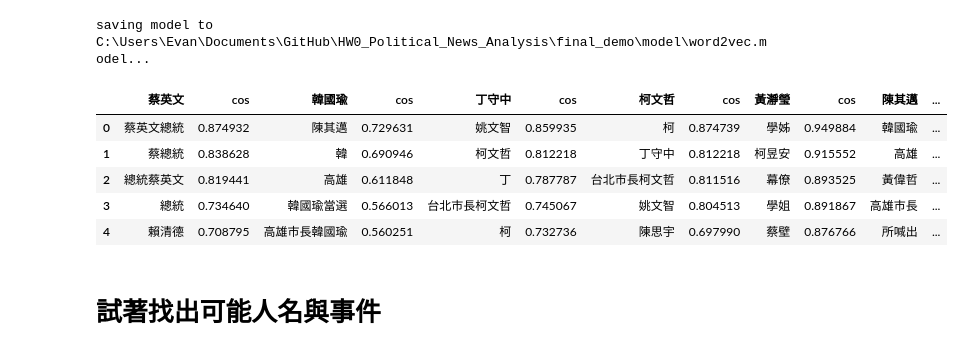
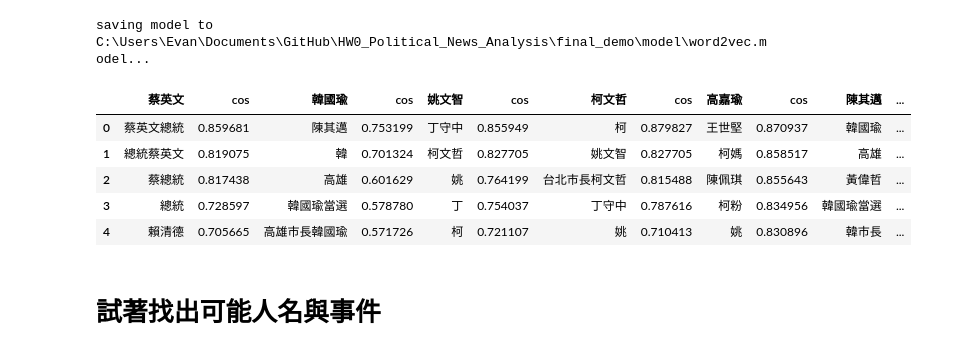
Before and after one commit to A2Zntu/HW0_Political_News_Analysis, a Jupyter notebook: final_demo/final_report.ipynb, the cells around one changed output. Cells and saved outputs as stored; diff of their text form; code cells hidden in the pictures.

```diff
--- a/final_demo/final_report.ipynb
+++ b/final_demo/final_report.ipynb
@@ -153,14 +160,14 @@ def most_similar(w2v_model, words, topn=10):
             print(word, "not found in Word2Vec model!")
     return similar_df
 # %%
-most_similar(w2v_model, ['蔡英文', '韓國瑜', '丁守中', '柯文哲', '黃瀞瑩', '陳其邁'], 5)
+most_similar(w2v_model, ['蔡英文', '韓國瑜', '姚文智', '柯文哲', '高嘉瑜', '陳其邁'], 5)
 # %% [output]
-|  | 蔡英文 | cos | 韓國瑜 | cos | 丁守中 | cos | 柯文哲 | cos | 黃瀞瑩 | cos | 陳其邁 | ... |
-| 0 | 蔡英文總統 | 0.874932 | 陳其邁 | 0.729631 | 姚文智 | 0.859935 | 柯 | 0.874739 | 學姊 | 0.949884 | 韓國瑜 | ... |
-| 1 | 蔡總統 | 0.838628 | 韓 | 0.690946 | 柯文哲 | 0.812218 | 丁守中 | 0.812218 | 柯昱安 | 0.915552 | 高雄 | ... |
-| 2 | 總統蔡英文 | 0.819441 | 高雄 | 0.611848 | 丁 | 0.787787 | 台北市長柯文哲 | 0.811516 | 幕僚 | 0.893525 | 黃偉哲 | ... |
-| 3 | 總統 | 0.734640 | 韓國瑜當選 | 0.566013 | 台北市長柯文哲 | 0.745067 | 姚文智 | 0.804513 | 學姐 | 0.891867 | 高雄市長 | ... |
-| 4 | 賴清德 | 0.708795 | 高雄市長韓國瑜 | 0.560251 | 柯 | 0.732736 | 陳思宇 | 0.697990 | 蔡壁 | 0.876766 | 所喊出 | ... |
+|  | 蔡英文 | cos | 韓國瑜 | cos | 姚文智 | cos | 柯文哲 | cos | 高嘉瑜 | cos | 陳其邁 | ... |
+| 0 | 蔡英文總統 | 0.859681 | 陳其邁 | 0.753199 | 丁守中 | 0.855949 | 柯 | 0.879827 | 王世堅 | 0.870937 | 韓國瑜 | ... |
+| 1 | 總統蔡英文 | 0.819075 | 韓 | 0.701324 | 柯文哲 | 0.827705 | 姚文智 | 0.827705 | 柯媽 | 0.858517 | 高雄 | ... |
+| 2 | 蔡總統 | 0.817438 | 高雄 | 0.601629 | 姚 | 0.764199 | 台北市長柯文哲 | 0.815488 | 陳佩琪 | 0.855643 | 黃偉哲 | ... |
+| 3 | 總統 | 0.728597 | 韓國瑜當選 | 0.578780 | 丁 | 0.754037 | 丁守中 | 0.787616 | 柯粉 | 0.834956 | 韓國瑜當選 | ... |
+| 4 | 賴清德 | 0.705665 | 高雄市長韓國瑜 | 0.571726 | 柯 | 0.721107 | 姚 | 0.710413 | 姚 | 0.830896 | 韓市長 | ... |
 # %% [markdown]
 # 試著找出可能人名與事件
 # %%
```
Also changed, not shown: parts of 27 cells of this notebook, 1 other file.
